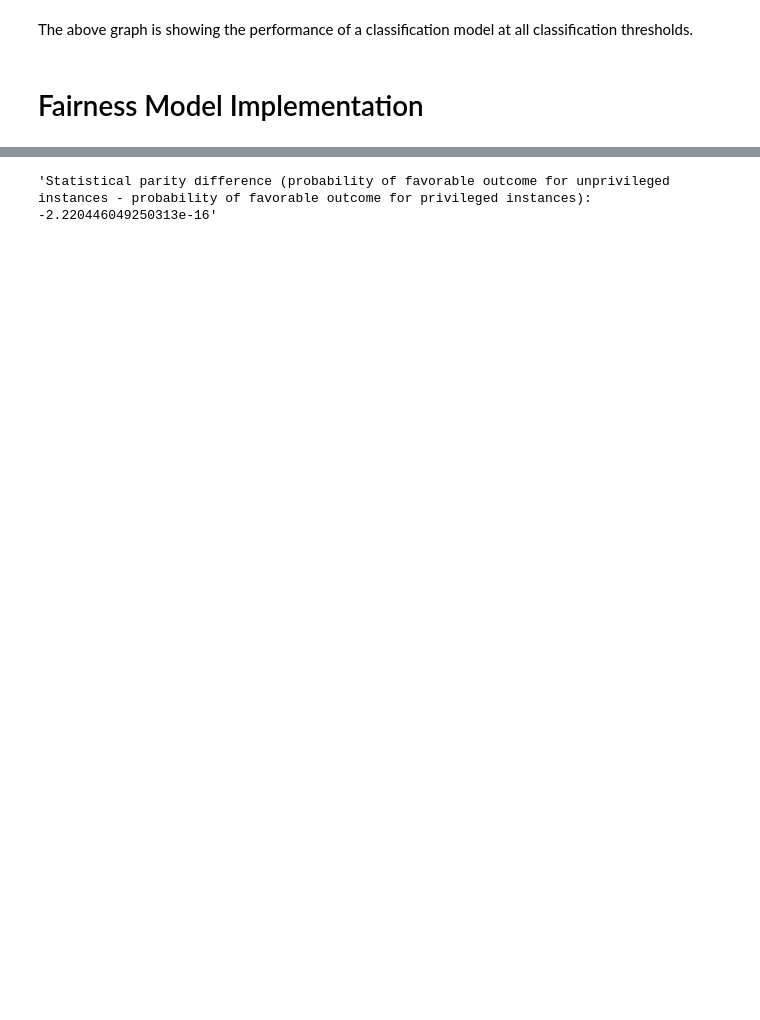
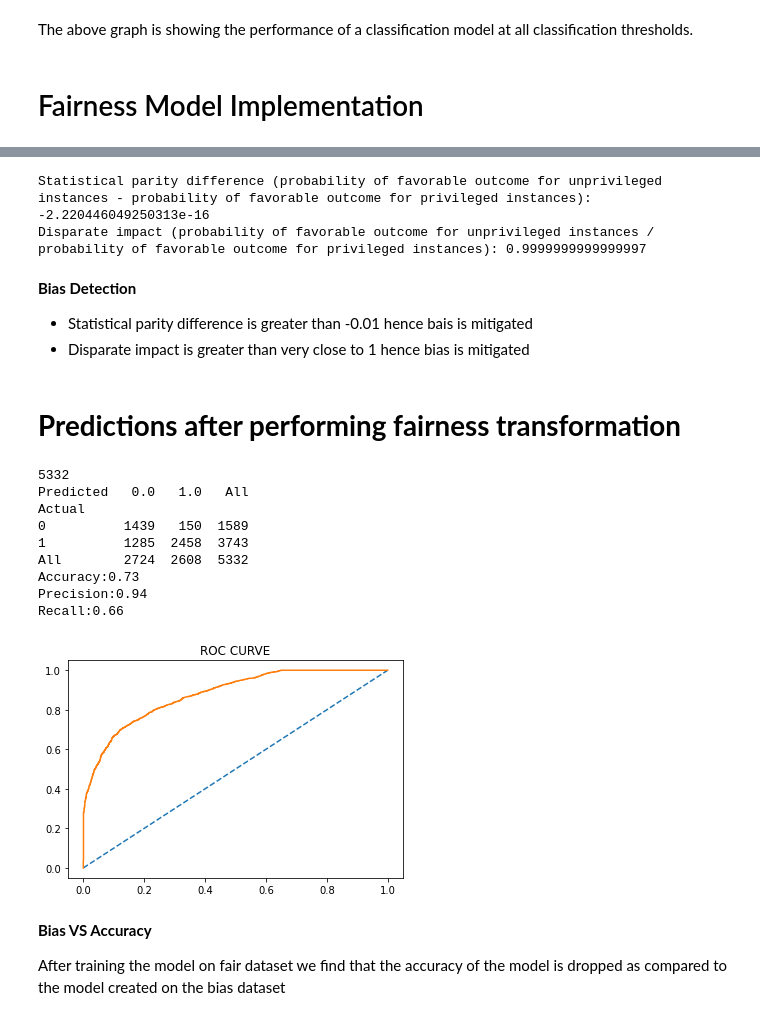
Before and after one commit to FrancisDcruz/OpenFairness, a Jupyter notebook: payData.ipynb, the cells around one changed output, grey strips where cells are left out. Drawn from its saved outputs; the diff is of its cells as text; code cells hidden in the pictures; blank space fills up the shorter version.

```diff
--- a/payData.ipynb
+++ b/payData.ipynb
@@ -117,6 +117,7 @@ data=pd.get_dummies(data, columns=cols)
 # %%
 df1 = data.pop('Income') # remove column b and store it in df1
 data['Income']=df1 # add b series as a 'new' column.
+data=data.drop(columns='Gender_Male')
 # %%
 def GetModelResult(X,Y):
   ratio=float(np.sum(Y==0)) / np.sum(Y==1)
@@ -246,11 +249,13 @@ The above graph is showing the performance of a classification model at all clas
 # %%
+#creating dataset fair_data with the original dependent variable and creating pred_data with the predected dependent variable from the above logistic Regression model.
 fair_data=train
 x=train.iloc[:,:-1].values
 pred_data=np.concatenate((x,fair_pred.reshape(-1,1)),axis=1)
 pred_data=pd.DataFrame(pred_data,columns=cols)
-fair_data=fair_data.drop(columns='Gender_Male')
-pred_data=pred_data.drop(columns='Gender_Male')
+#fair_data=fair_data.drop(columns='Gender_Male')
+#pred_data=pred_data.drop(columns='Gender_Male')
 # %%
+#Transforming the pandas dataframe into BinaryLabelDataset format.
 train_pp_bld = BinaryLabelDataset(df=fair_data,
                                   label_names=['Income'],
                                   protected_attribute_names=['Gender_Female'],
@@ -262,5 +267,9 @@ pred_pp_bld = BinaryLabelDataset(df=pred_data,
                                   favorable_label=1,
                                   unfavorable_label=0)
 
-privileged_groups = [{'Gender_Female': 0,}]
+privileged_groups = [{'Gender_Female':0}]
 unprivileged_groups = [{'Gender_Female': 1}]
+
+binary_train_bld=BinaryLabelDatasetMetric(train_pp_bld,
+                                            unprivileged_groups=unprivileged_groups,
+                                            privileged_groups=privileged_groups)
@@ -287,6 +308,37 @@ metric_train_bld = BinaryLabelDatasetMetric(rw_data,
                                             privileged_groups=privileged_groups)
 # %%
 explainer = MetricTextExplainer(metric_train_bld)
-explainer.statistical_parity_difference()
+print(explainer.statistical_parity_difference())
+print(explainer.disparate_impact())
 # %% [output]
-'Statistical parity difference (probability of favorable outcome for unprivileged instances - probability of favorable outcome for privileged instances): -2.220446049250313e-16'
+Statistical parity difference (probability of favorable outcome for unprivileged instances - probability of favorable outcome for privileged instances): -2.220446049250313e-16
+Disparate impact (probability of favorable outcome for unprivileged instances / probability of favorable outcome for privileged instances): 0.9999999999999997
+# %% [markdown]
+**Bias Detection**
+
+
+*   Statistical parity difference is greater than -0.01 hence bais is mitigated
+*   Disparate impact is greater than very close to 1 hence bias is  mitigated
+# %% [markdown]
+# **Predictions after performing fairness transformation**
+# %%
+model=LogisticRegression(random_state=0,max_iter=1000,C=0.01,penalty='l2').fit(rw_data.features,rw_data.labels.ravel(),sample_weight=rw_data.instance_weights)
+fair_ypred=model.predict(x_test)
+print(len(fair_ypred))
+score(y_test,fair_ypred)
+ROC(model,y_test,model.predict_proba(x_test))
+# %% [output]
+5332
+Predicted   0.0   1.0   All
+Actual
+0          1439   150  1589
+1          1285  2458  3743
+All        2724  2608  5332
+Accuracy:0.73
+Precision:0.94
+Recall:0.66
+[figure, added]
+# %% [markdown]
+**Bias VS Accuracy**
+
+After training the model on fair dataset we find that the accuracy of the  model is dropped as compared to the model created on the bias dataset
```
Also changed, not shown: parts of 13 cells of this notebook.
